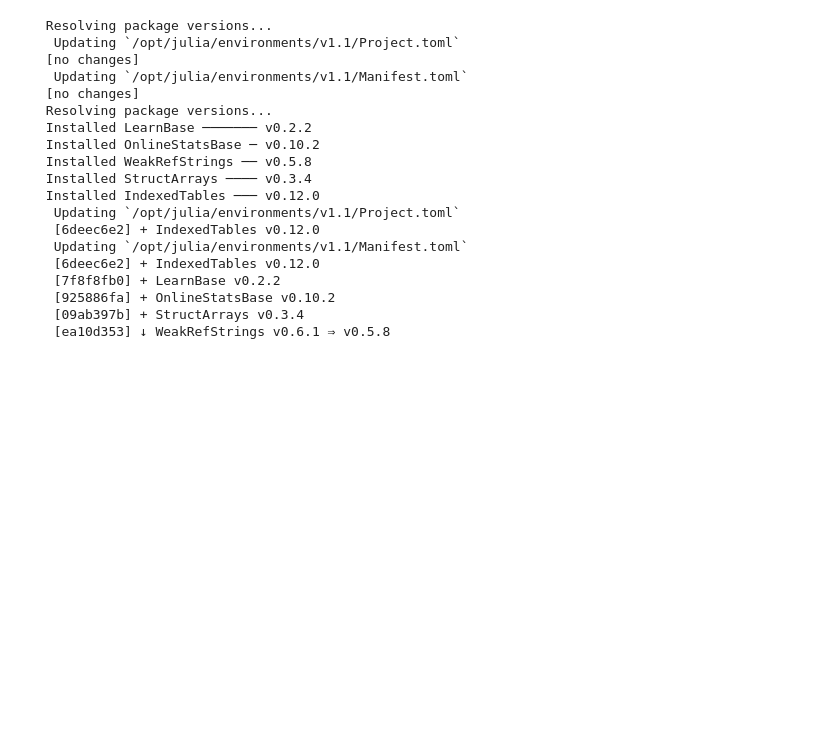
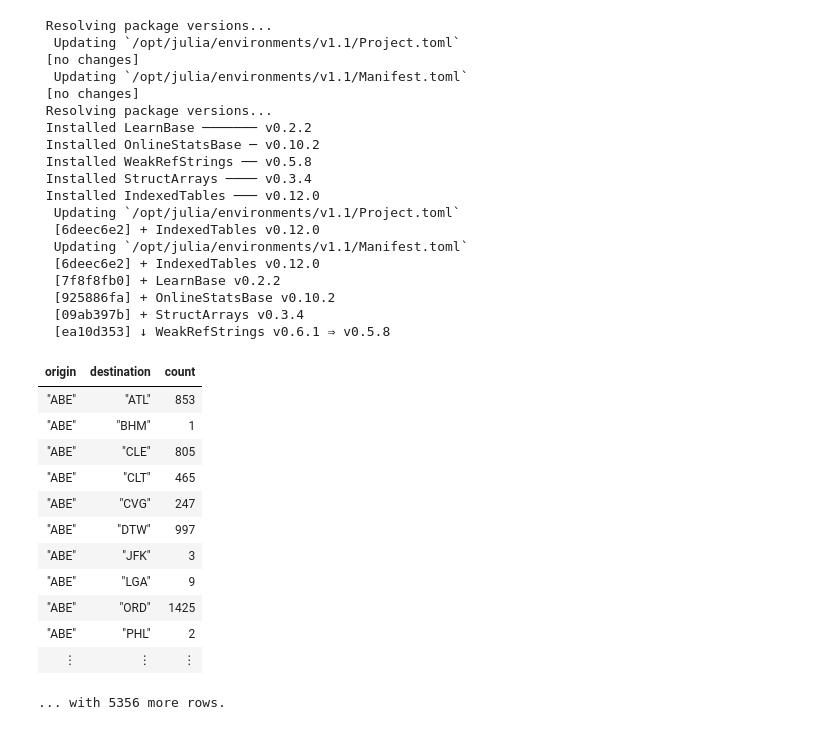
Before and after one commit to FavioVazquez/matrix_languages_tools, a Jupyter notebook: Untitled.ipynb, the cells around one changed output. Drawn from its saved outputs; the diff is of its cells as text; code cells hidden in the pictures; blank space fills up the shorter version.

```diff
--- a/Untitled.ipynb
+++ b/Untitled.ipynb
@@ -55,0 +54,17 @@ df = dataset(
+# %%
+flights = dataset("flights-10k")
+flights_airport = dataset("flights-airport")
+# %% [output]
+| origin | destination | count |
+| "ABE" | "ATL" | 853 |
+| "ABE" | "BHM" | 1 |
+| "ABE" | "CLE" | 805 |
+| "ABE" | "CLT" | 465 |
+| "ABE" | "CVG" | 247 |
+| "ABE" | "DTW" | 997 |
+| "ABE" | "JFK" | 3 |
+| "ABE" | "LGA" | 9 |
+| "ABE" | "ORD" | 1425 |
+| "ABE" | "PHL" | 2 |
+| ⋮ | ⋮ | ⋮ |
+... with 5356 more rows.
```
Also changed, not shown: parts of 2 cells of this notebook.
